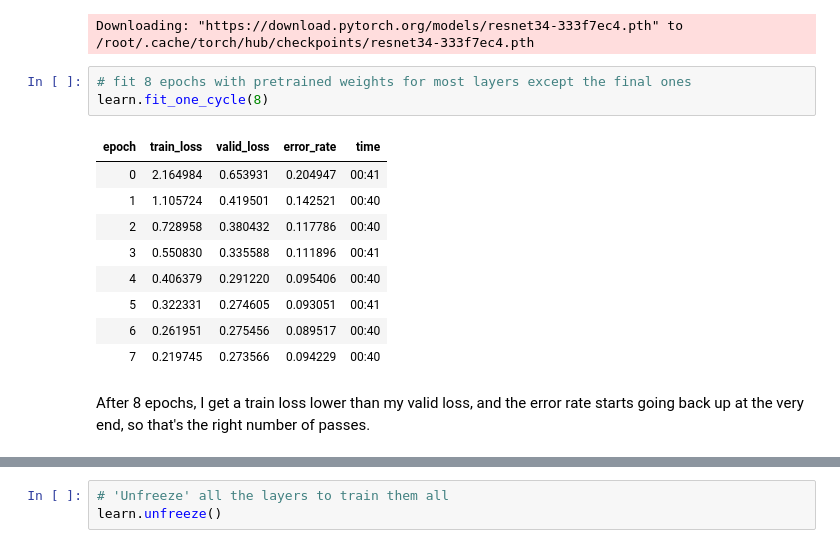
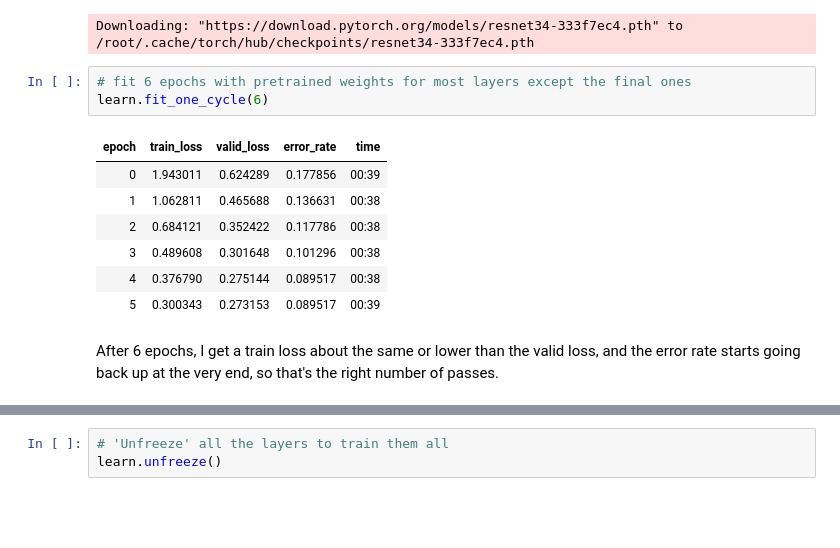
Before and after one commit to galletsophie/fastai-image-classification, a Jupyter notebook: mediterranean_fish_classif.ipynb, the cells around one changed output, grey strips where cells are left out. Cells and saved outputs as stored; diff of their text form; blank space fills up the shorter version.

```diff
--- a/mediterranean_fish_classif.ipynb
+++ b/mediterranean_fish_classif.ipynb
@@ -233,17 +172,15 @@ learn = cnn_learner(data, models.resnet34, metrics=error_rate)
 # %% [output]
 Downloading: "https://download.pytorch.org/models/resnet34-333f7ec4.pth" to /root/.cache/torch/hub/checkpoints/resnet34-333f7ec4.pth
 # %%
-# fit 8 epochs with pretrained weights for most layers except the final ones
-learn.fit_one_cycle(8)
+# fit 6 epochs with pretrained weights for most layers except the final ones
+learn.fit_one_cycle(6)
 # %% [output]
 | epoch | train_loss | valid_loss | error_rate | time |
-| 0 | 2.164984 | 0.653931 | 0.204947 | 00:41 |
-| 1 | 1.105724 | 0.419501 | 0.142521 | 00:40 |
-| 2 | 0.728958 | 0.380432 | 0.117786 | 00:40 |
-| 3 | 0.550830 | 0.335588 | 0.111896 | 00:41 |
-| 4 | 0.406379 | 0.291220 | 0.095406 | 00:40 |
-| 5 | 0.322331 | 0.274605 | 0.093051 | 00:41 |
-| 6 | 0.261951 | 0.275456 | 0.089517 | 00:40 |
-| 7 | 0.219745 | 0.273566 | 0.094229 | 00:40 |
+| 0 | 1.943011 | 0.624289 | 0.177856 | 00:39 |
+| 1 | 1.062811 | 0.465688 | 0.136631 | 00:38 |
+| 2 | 0.684121 | 0.352422 | 0.117786 | 00:38 |
+| 3 | 0.489608 | 0.301648 | 0.101296 | 00:38 |
+| 4 | 0.376790 | 0.275144 | 0.089517 | 00:38 |
+| 5 | 0.300343 | 0.273153 | 0.089517 | 00:39 |
 # %% [markdown]
-After 8 epochs, I get a train loss lower than my valid loss, and the error rate starts going back up at the very end, so that's the right number of passes.
+After 6 epochs, I get a train loss about the same or lower than the valid loss, and the error rate starts going back up at the very end, so that's the right number of passes.
```
Also changed, not shown: parts of 28 cells of this notebook.
